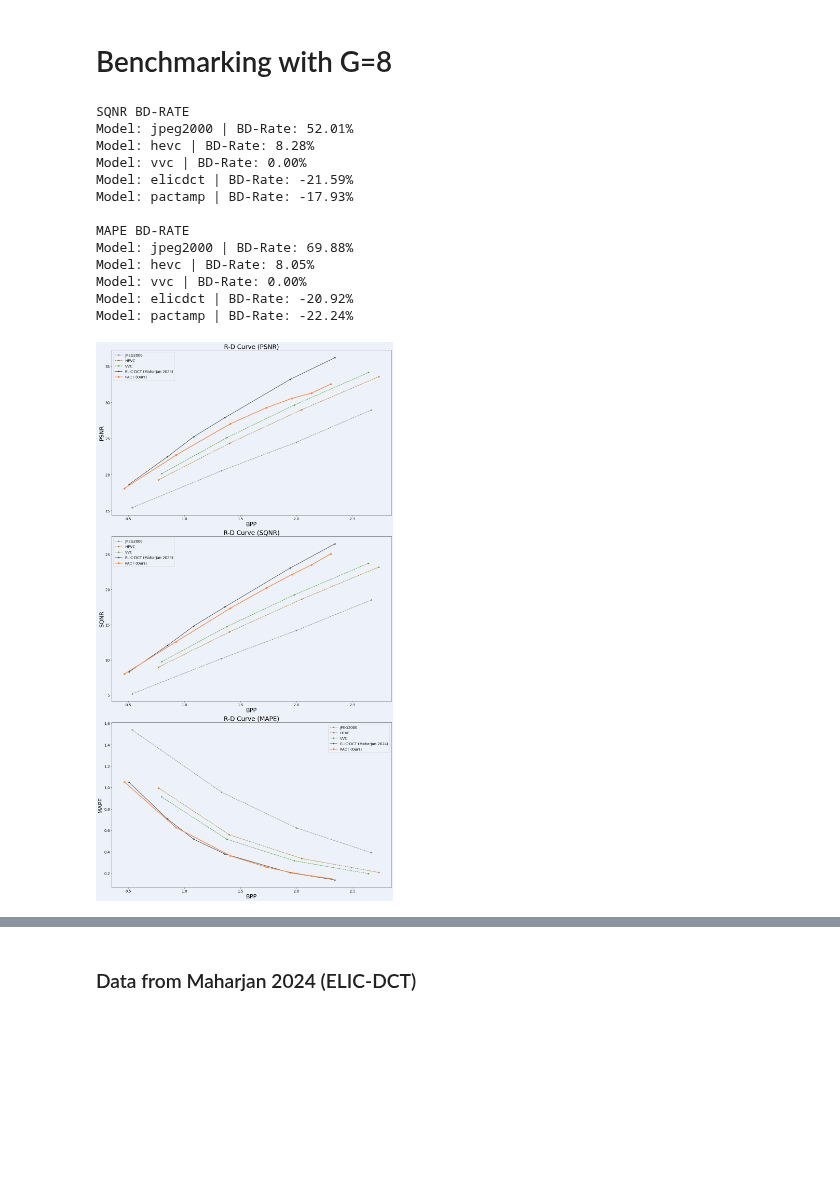
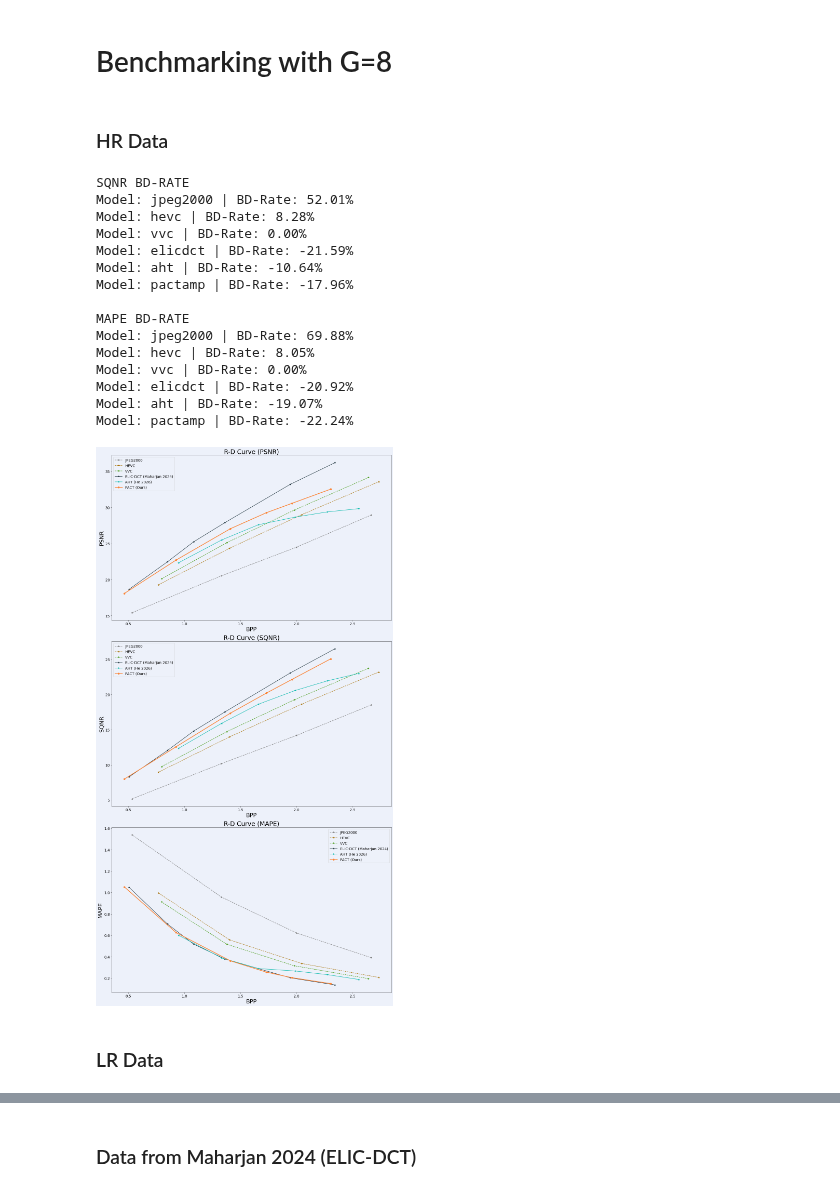
Before and after one commit to zb-umkc/PACT, a Jupyter notebook: analysis.ipynb, the cells around one changed output, grey strips where cells are left out. Cells and saved outputs as stored; diff of their text form; code cells hidden in the pictures; blank space fills up the shorter version.

Commit message:
Train and test AHT as baseline

```diff
--- a/analysis.ipynb
+++ b/analysis.ipynb
@@ -22,7 +30,8 @@ results_df.tail(20)
 # %%
 results_highres_df = pd.read_csv("results_highres.csv", header=0).sort_values(["arch", "model", "lmbda"])
 results_highres_df = results_highres_df[results_highres_df["bpp"] > 0.1]
+results_highres_df = results_highres_df[results_highres_df["lmbda"] != 0.6225]
 
-results_highres_df.head(50)
+results_highres_df.head()
 # %% [output]
 |  | arch | model | lmbda | test_date | bpp | psnr_iq | msssim_iq | psnr_amp | sqnr_amp | msssim_amp | ... |
@@ -66,7 +57,7 @@ results_bench_df.tail(20)
 # %%
 rd_data = {}
 colors = ["#BE03FD", "#03C03C", "#0000A0", "#FF0000", "#FF7F50", "#9FE2BF"]
-for model in ["g1", "g2", "g4", "g8", "g16", "g32"]:
+for model in ["g1", "g2", "g4", "g6", "g8", "g16", "g32"]:
     data = results_highres_df[(results_highres_df["arch"] == "PACTtest") & (results_highres_df["model"] == f"{model}alpha1.0")]
     rd_data[model] = {
         "bpp": data["bpp"].round(4).tolist(),
@@ -81,6 +72,7 @@ legend_labels = {
     "g1": f"Groups = 1 ({rd_data['g1']['kmacs']:.2f} kMACs/px)",
     "g2": f"Groups = 2 ({rd_data['g2']['kmacs']:.2f} kMACs/px)",
     "g4": f"Groups = 4 ({rd_data['g4']['kmacs']:.2f} kMACs/px)",
+    "g6": f"Groups = 6 ({rd_data['g6']['kmacs']:.2f} kMACs/px)",
     "g8": f"Groups = 8 ({rd_data['g8']['kmacs']:.2f} kMACs/px)",
     "g16": f"Groups = 16 ({rd_data['g16']['kmacs']:.2f} kMACs/px)",
     "g32": f"Groups = 32 ({rd_data['g32']['kmacs']:.2f} kMACs/px)",
@@ -125,11 +265,14 @@ Model: g32 | BD-Rate: 1.52%
 # %% [markdown]
 # Benchmarking with G=8
+# %% [markdown]
+### HR Data
 # %%
-jpeg2000_hr_data = results_bench_df[results_bench_df["codec"] == "JPEG2000"]
-hevc_hr_data = results_bench_df[results_bench_df["codec"] == "HM"]
-vvc_hr_data = results_bench_df[results_bench_df["codec"] == "VTM"]
+jpeg2000_hr_data = results_bench_df[(results_bench_df["codec"] == "JPEG2000") & (results_bench_df["dataset"] == "test")]
+hevc_hr_data = results_bench_df[(results_bench_df["codec"] == "HM") & (results_bench_df["dataset"] == "test")]
+vvc_hr_data = results_bench_df[(results_bench_df["codec"] == "VTM") & (results_bench_df["dataset"] == "test")]
 pactiq_hr_data = results_highres_df[(results_highres_df["arch"] == "PACT") & (results_highres_df["model"] == "g8alpha1.0")]
 pactamp_hr_data = results_highres_df[(results_highres_df["arch"] == "PACT") & (results_highres_df["model"] == "g8alpha0.01")]
+aht_hr_data = results_highres_df[results_highres_df["arch"] == "AHT"]
 
 rd_data = {
     "jpeg2000": {
@@ -141,6 +284,7 @@ rd_data = {
         "marker": "*",
         "linestyle": "dashed",
         "linewidth": 1.5,
+        "legend": "JPEG2000",
     },
     "hevc": {
         "bpp": hevc_hr_data["bpp"].round(4).tolist(),
@@ -151,6 +295,7 @@ rd_data = {
         "marker": "*",
         "linestyle": "dashed",
         "linewidth": 1.5,
+        "legend": "HEVC",
     },
     "vvc": {
         "bpp": vvc_hr_data["bpp"].round(4).tolist(),
@@ -161,6 +306,7 @@ rd_data = {
         "marker": "*",
         "linestyle": "dashed",
         "linewidth": 1.5,
+        "legend": "VVC",
     },
     "elicdct": {
         "bpp":  [2.9640 , 2.7782 , 2.5324 , 2.3432 , 1.9434 , 1.3604 , 1.0817 , 0.8479 , 0.5069][3:],
@@ -171,6 +317,18 @@ rd_data = {
         "marker": "*",
         "linestyle": "solid",
         "linewidth": 1.5,
+        "legend": "ELIC-DCT (Maharjan 2024)",
+    },
+    "aht": {
+        "bpp": aht_hr_data["bpp"].round(4).tolist(),
+        "psnr": aht_hr_data["psnr_amp"].round(4).tolist(),
+        "sqnr": aht_hr_data["sqnr_amp"].round(4).tolist(),
+        "mape": aht_hr_data["mae_phase"].round(4).tolist(),
+        "color": "#01b8aa",
+        "marker": "*",
+        "linestyle": "solid",
+        "linewidth": 1.5,
+        "legend": "AHT (He 2026)",
     },
     # "pactiq": {
     #     "bpp": pactiq_hr_data["bpp"].round(4).tolist(),
@@ -190,16 +348,8 @@ rd_data = {
         "marker": "o",
         "linestyle": "solid",
         "linewidth": 2.5,
+        "legend": "PACT (Ours)",
     },
-}
-
-legend_labels = {
-    "jpeg2000": "JPEG2000",
-    "hevc": "HEVC",
-    "vvc": "VVC",
-    "elicdct": "ELIC-DCT (Maharjan 2024)",
-    # "pactiq": "PACT (I/Q only)",
-    "pactamp": "PACT (Ours)",
 }
 
 # SQNR BD-Rate
@@ -256,35 +406,39 @@ for i, model in enumerate(rd_data.keys()):
 
 ax[0].set_xlabel("BPP", fontsize=22)
 ax[0].set_ylabel("PSNR", fontsize=22)
-ax[0].legend([legend_labels[key] for key in rd_data.keys()], facecolor=bg_color)
+ax[0].legend([rd_data[key]["legend"] for key in rd_data.keys()], facecolor=bg_color)
 ax[1].set_xlabel("BPP", fontsize=22)
 ax[1].set_ylabel("SQNR", fontsize=22)
-ax[1].legend([legend_labels[key] for key in rd_data.keys()], facecolor=bg_color)
+ax[1].legend([rd_data[key]["legend"] for key in rd_data.keys()], facecolor=bg_color)
 
 # extent = ax[1].get_tightbbox(fig.canvas.get_renderer()).transformed(fig.dpi_scale_trans.inverted())
 # fig.savefig("rd_sqnr.png", bbox_inches=extent)
 
 ax[2].set_xlabel("BPP", fontsize=22)
 ax[2].set_ylabel("MAPE", fontsize=22)
-ax[2].legend([legend_labels[key] for key in rd_data.keys()], facecolor=bg_color)
+ax[2].legend([rd_data[key]["legend"] for key in rd_data.keys()], facecolor=bg_color)
 fig.set_facecolor(bg_color)
 ax[0].set_facecolor(bg_color)
 ax[1].set_facecolor(bg_color)
 ax[2].set_facecolor(bg_color)
 plt.tight_layout()
 plt.show()
 # %% [output]
 SQNR BD-RATE
 Model: jpeg2000 | BD-Rate: 52.01%
 Model: hevc | BD-Rate: 8.28%
 Model: vvc | BD-Rate: 0.00%
 Model: elicdct | BD-Rate: -21.59%
-Model: pactamp | BD-Rate: -17.93%
+Model: aht | BD-Rate: -10.64%
+Model: pactamp | BD-Rate: -17.96%
 
 MAPE BD-RATE
 Model: jpeg2000 | BD-Rate: 69.88%
 Model: hevc | BD-Rate: 8.05%
 Model: vvc | BD-Rate: 0.00%
 Model: elicdct | BD-Rate: -20.92%
+Model: aht | BD-Rate: -19.07%
 Model: pactamp | BD-Rate: -22.24%
-[figure, old version]
+[figure, new version]
+# %% [markdown]
+### LR Data
```
Also changed, not shown: parts of 23 cells of this notebook, 8 other files.
